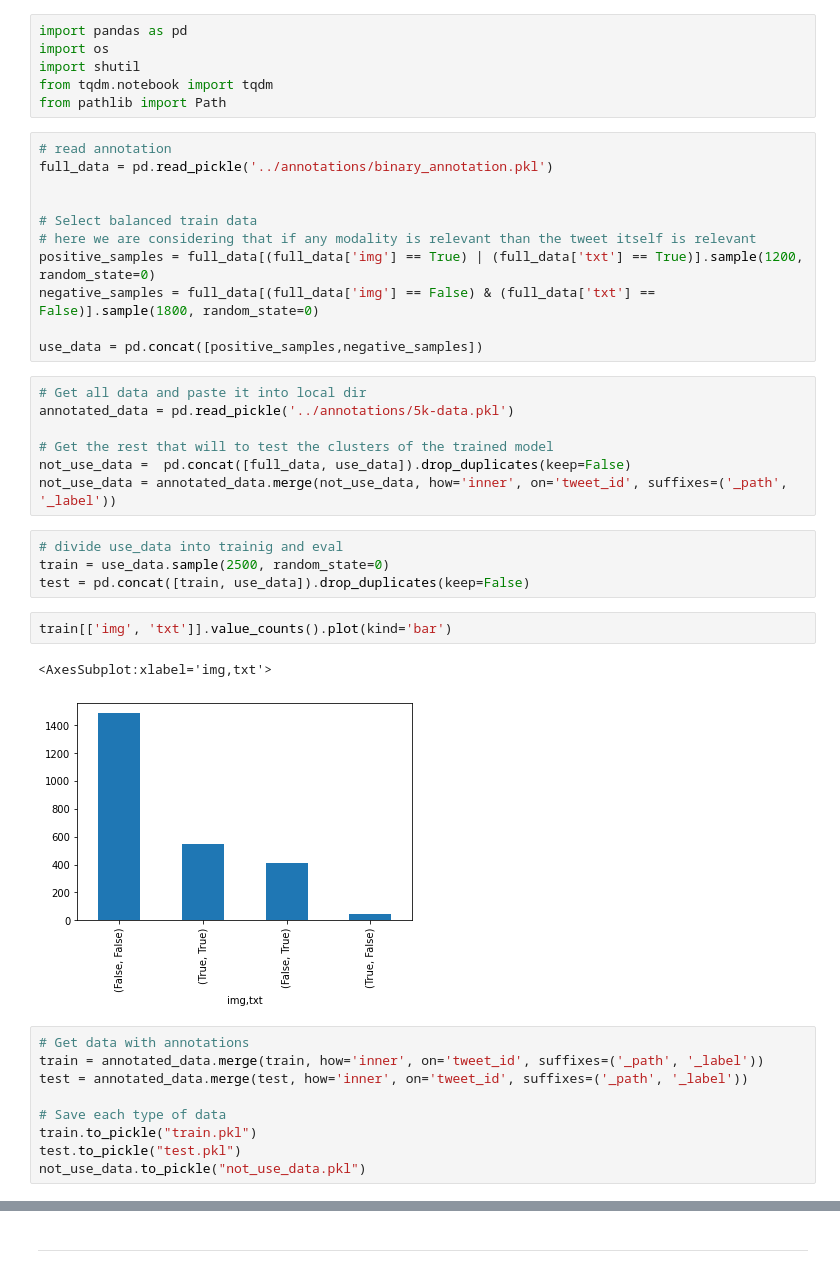
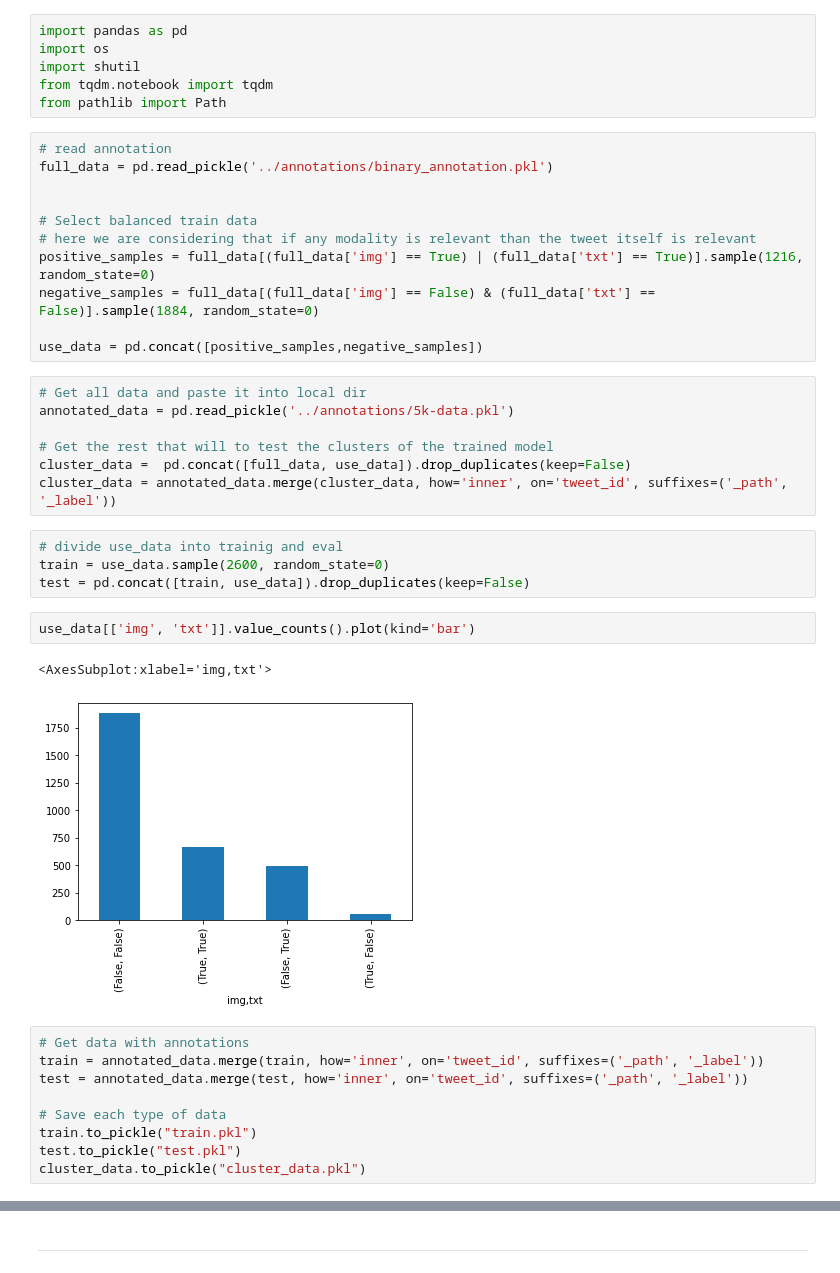
Before and after one commit to jdnascim/7Set-AL, a Jupyter notebook: clip-training/TrainClip.ipynb, the cells around one changed output, grey strips where cells are left out. Drawn from its saved outputs; the diff is of its cells as text.

```diff
--- a/clip-training/TrainClip.ipynb
+++ b/clip-training/TrainClip.ipynb
@@ -22,8 +22,8 @@ full_data = pd.read_pickle('../annotations/binary_annotation.pkl')
 
 # Select balanced train data
 # here we are considering that if any modality is relevant than the tweet itself is relevant
-positive_samples = full_data[(full_data['img'] == True) | (full_data['txt'] == True)].sample(1200, random_state=0)
-negative_samples = full_data[(full_data['img'] == False) & (full_data['txt'] == False)].sample(1800, random_state=0)
+positive_samples = full_data[(full_data['img'] == True) | (full_data['txt'] == True)].sample(1216, random_state=0)
+negative_samples = full_data[(full_data['img'] == False) & (full_data['txt'] == False)].sample(1884, random_state=0)
 
 use_data = pd.concat([positive_samples,negative_samples])
 # %%
@@ -31,17 +31,17 @@ use_data = pd.concat([positive_samples,negative_samples])
 annotated_data = pd.read_pickle('../annotations/5k-data.pkl')
 
 # Get the rest that will to test the clusters of the trained model
-not_use_data =  pd.concat([full_data, use_data]).drop_duplicates(keep=False)
-not_use_data = annotated_data.merge(not_use_data, how='inner', on='tweet_id', suffixes=('_path', '_label'))
+cluster_data =  pd.concat([full_data, use_data]).drop_duplicates(keep=False)
+cluster_data = annotated_data.merge(cluster_data, how='inner', on='tweet_id', suffixes=('_path', '_label'))
 # %%
 # divide use_data into trainig and eval
-train = use_data.sample(2500, random_state=0)
+train = use_data.sample(2600, random_state=0)
 test = pd.concat([train, use_data]).drop_duplicates(keep=False)
 # %%
-train[['img', 'txt']].value_counts().plot(kind='bar')
+use_data[['img', 'txt']].value_counts().plot(kind='bar')
 # %% [output]
 <AxesSubplot:xlabel='img,txt'>
-[figure, old version]
+[figure, new version]
 # %%
 # Get data with annotations
 train = annotated_data.merge(train, how='inner', on='tweet_id', suffixes=('_path', '_label'))
@@ -50,7 +50,7 @@ test = annotated_data.merge(test, how='inner', on='tweet_id', suffixes=('_path',
 # Save each type of data
 train.to_pickle("train.pkl")
 test.to_pickle("test.pkl")
-not_use_data.to_pickle("not_use_data.pkl")
+cluster_data.to_pickle("cluster_data.pkl")
 # %%
 # Save images of each type of data
 # train
```
Also changed, not shown: parts of 15 cells of this notebook, 4 other files.
